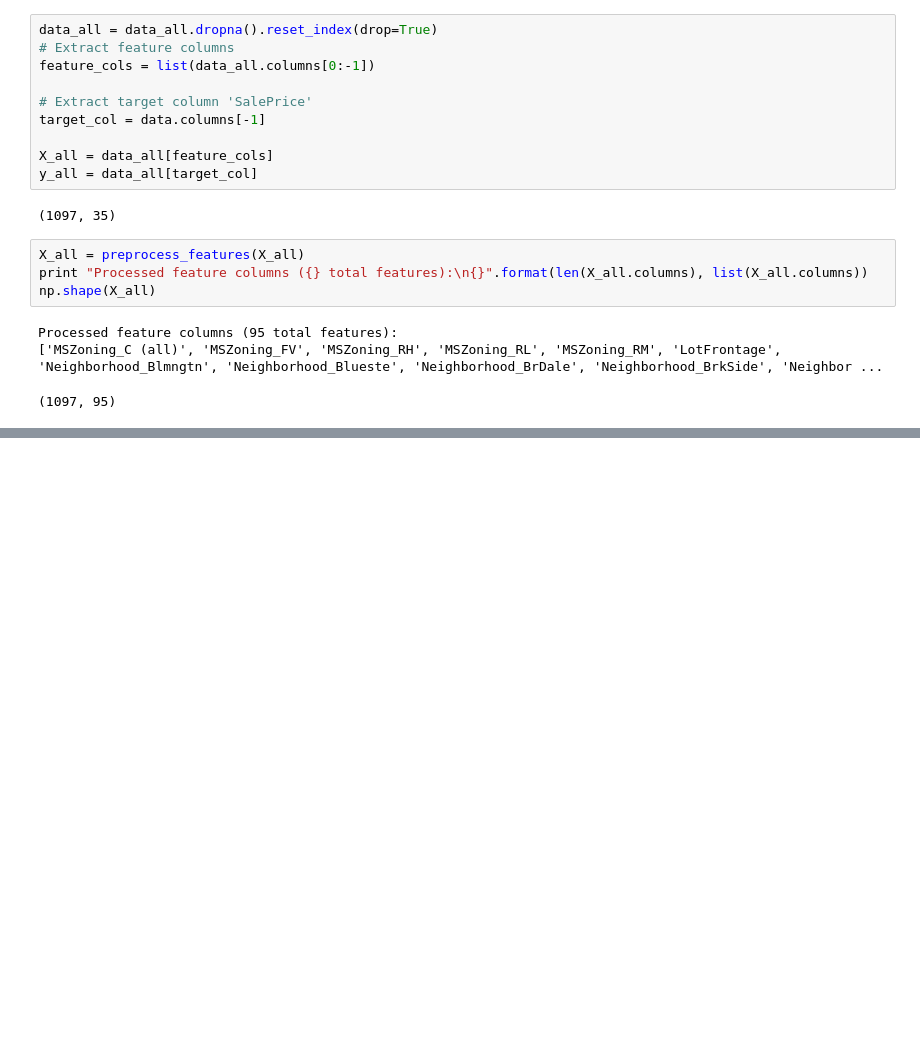
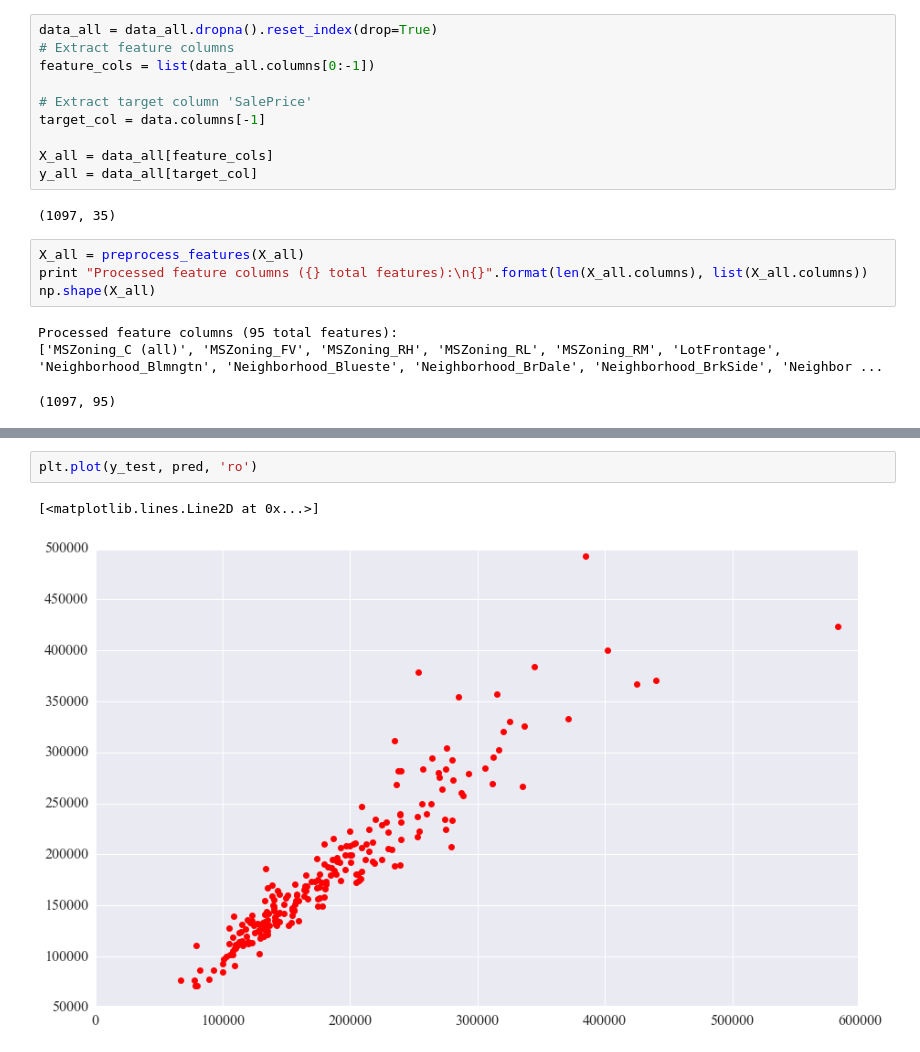
Before and after one commit to gmsardane/Predicting-Ames-Housing-Prices, a Jupyter notebook: Exploring and Predicting Ames Housing Prices.ipynb, the cells around one changed output, grey strips where cells are left out. Drawn from its saved outputs; the diff is of its cells as text; blank space fills up the shorter version.

```diff
--- a/Exploring and Predicting Ames Housing Prices.ipynb
+++ b/Exploring and Predicting Ames Housing Prices.ipynb
@@ -573,0 +583,5 @@ Testing set has 219 samples.
+# %%
+plt.plot(y_test, pred, 'ro')
+# %% [output]
+[<matplotlib.lines.Line2D at 0x...>]
+[figure, added]
```
Also changed, not shown: parts of 3 cells of this notebook.
